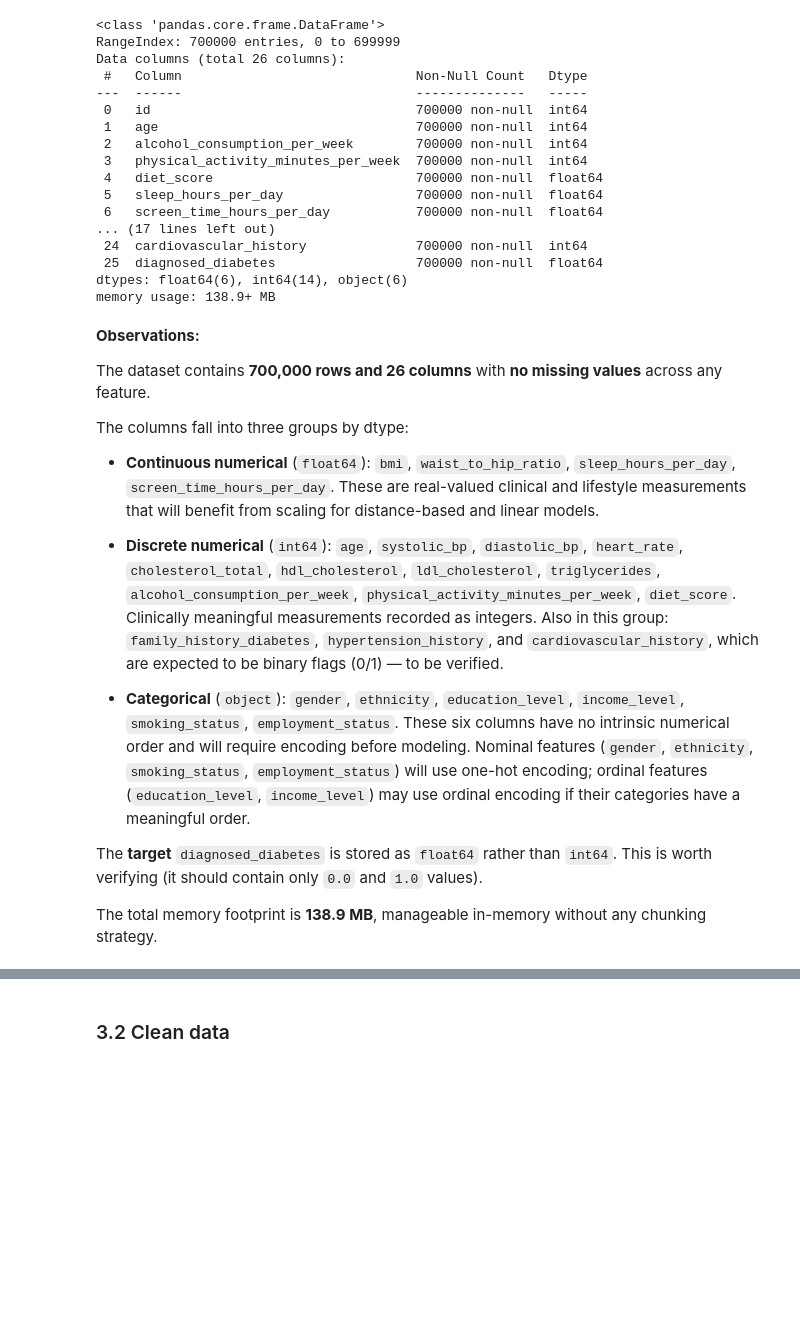
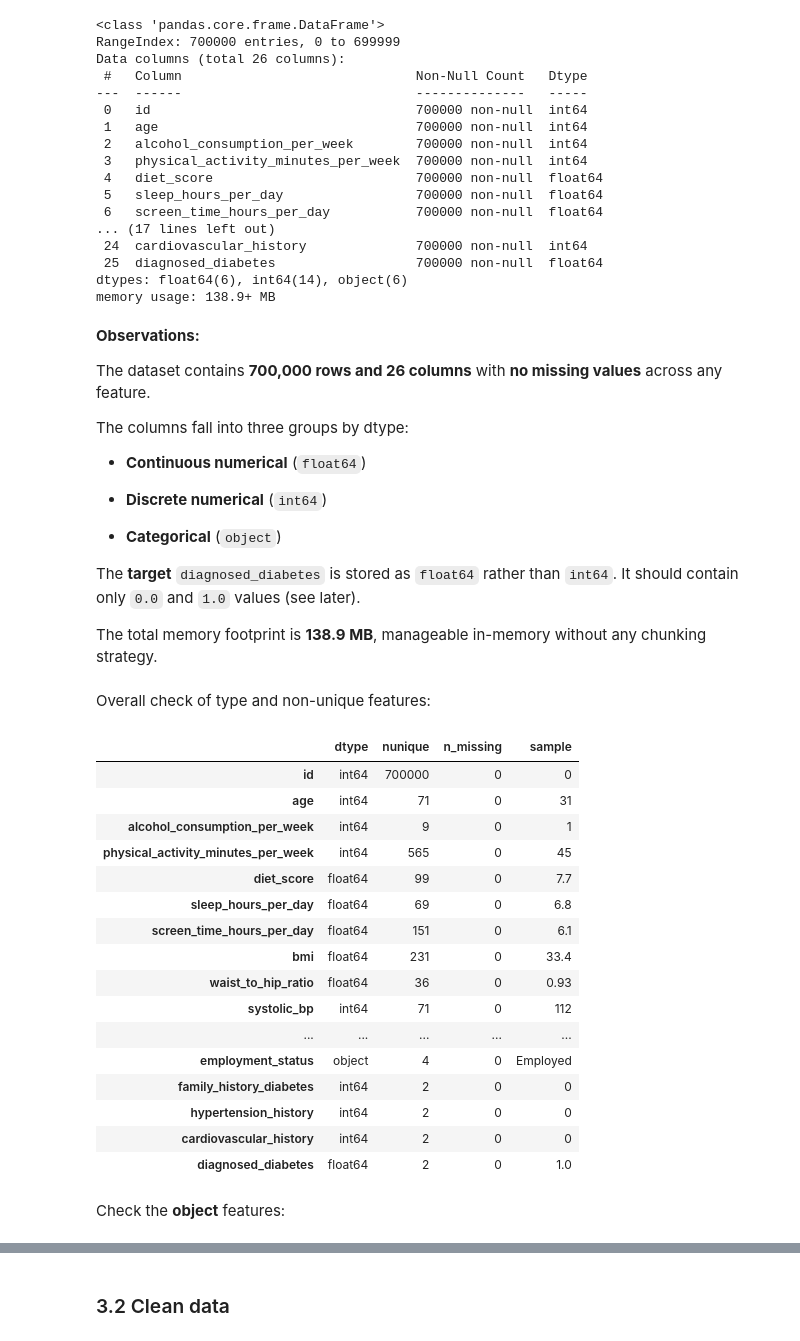
Before and after one commit to LorenzoSansone/Sansone-Diabetes-Prediction-Challenge, a Jupyter notebook: diabetes_prediction.ipynb, the cells around one changed output, grey strips where cells are left out. Saved outputs shown, nothing was run; the diff lists cells and outputs as text; code cells hidden in the pictures; blank space fills up the shorter version.

Commit message:
Kaggle Notebook | Analyze the dataset and clean data

```diff
--- a/diabetes_prediction.ipynb
+++ b/diabetes_prediction.ipynb
@@ -266,30 +267,42 @@ any feature.
 
 The columns fall into three groups by dtype:
 
-- **Continuous numerical** (`float64`): `bmi`, `waist_to_hip_ratio`,
-  `sleep_hours_per_day`, `screen_time_hours_per_day`. These are real-valued
-  clinical and lifestyle measurements that will benefit from scaling for
-  distance-based and linear models.
+- **Continuous numerical** (`float64`)
 
-- **Discrete numerical** (`int64`): `age`, `systolic_bp`, `diastolic_bp`,
-  `heart_rate`, `cholesterol_total`, `hdl_cholesterol`, `ldl_cholesterol`,
-  `triglycerides`, `alcohol_consumption_per_week`,
-  `physical_activity_minutes_per_week`, `diet_score`. Clinically meaningful
-  measurements recorded as integers. Also in this group:
-  `family_history_diabetes`, `hypertension_history`, and
-  `cardiovascular_history`, which are expected to be binary flags (0/1)
-  — to be verified.
+- **Discrete numerical** (`int64`)
 
-- **Categorical** (`object`): `gender`, `ethnicity`, `education_level`,
-  `income_level`, `smoking_status`, `employment_status`. These six columns
-  have no intrinsic numerical order and will require encoding before modeling.
-  Nominal features (`gender`, `ethnicity`, `smoking_status`,
-  `employment_status`) will use one-hot encoding; ordinal features
-  (`education_level`, `income_level`) may use ordinal encoding if their
-  categories have a meaningful order.
+- **Categorical** (`object`)
 
-The **target** `diagnosed_diabetes` is stored as `float64` rather than `int64`.
-This is worth verifying (it should contain only `0.0` and `1.0` values).
+
+The **target** `diagnosed_diabetes` is stored as `float64` rather than `int64`. It should contain only `0.0` and `1.0` values (see later).
 
 The total memory footprint is **138.9 MB**, manageable in-memory without
 any chunking strategy.
+# %% [markdown]
+Overall check of type and non-unique features:
+# %%
+pd.DataFrame({
+    'dtype':   df.dtypes,
+    'nunique': df.nunique(),
+    'sample':  [df[c].dropna().iloc[0] if df[c].notna().any() else None for c in df.columns]
+})
+# %% [output]
+|  | dtype | nunique | n_missing | sample |
+| id | int64 | 700000 | 0 | 0 |
+| age | int64 | 71 | 0 | 31 |
+| alcohol_consumption_per_week | int64 | 9 | 0 | 1 |
+| physical_activity_minutes_per_week | int64 | 565 | 0 | 45 |
+| diet_score | float64 | 99 | 0 | 7.7 |
+| sleep_hours_per_day | float64 | 69 | 0 | 6.8 |
+| screen_time_hours_per_day | float64 | 151 | 0 | 6.1 |
+| bmi | float64 | 231 | 0 | 33.4 |
+| waist_to_hip_ratio | float64 | 36 | 0 | 0.93 |
+| systolic_bp | int64 | 71 | 0 | 112 |
+| ... | ... | ... | ... | ... |
+| employment_status | object | 4 | 0 | Employed |
+| family_history_diabetes | int64 | 2 | 0 | 0 |
+| hypertension_history | int64 | 2 | 0 | 0 |
+| cardiovascular_history | int64 | 2 | 0 | 0 |
+| diagnosed_diabetes | float64 | 2 | 0 | 1.0 |
+# %% [markdown]
+Check the **object** features:
```
Also changed, not shown: parts of 11 cells of this notebook.
